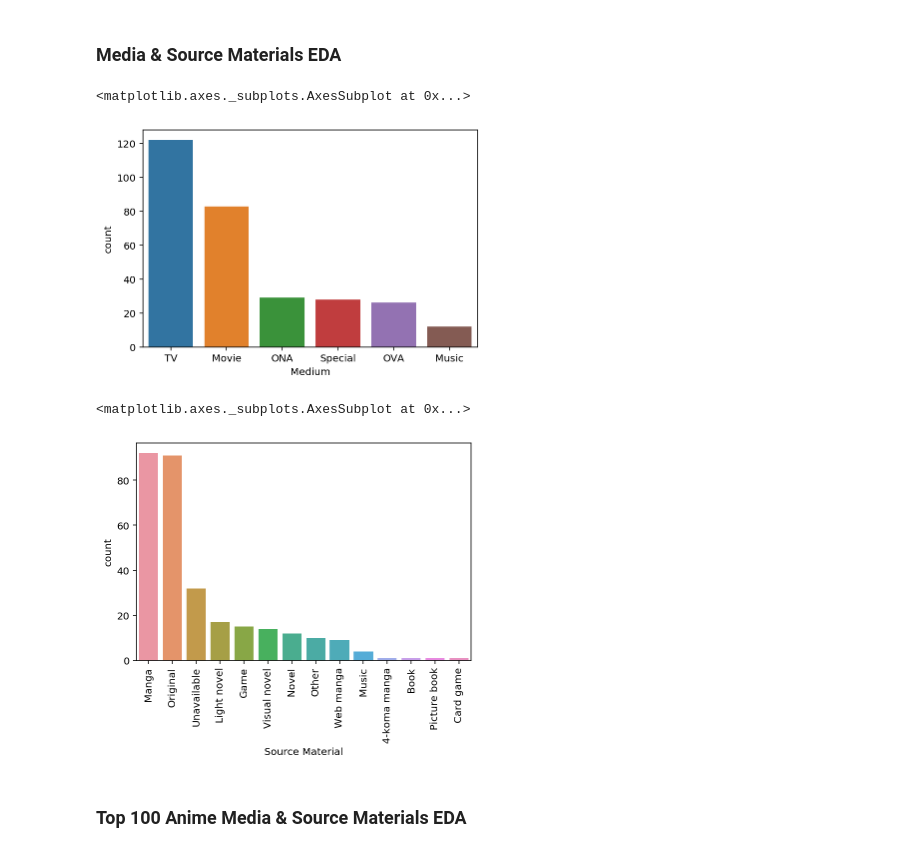
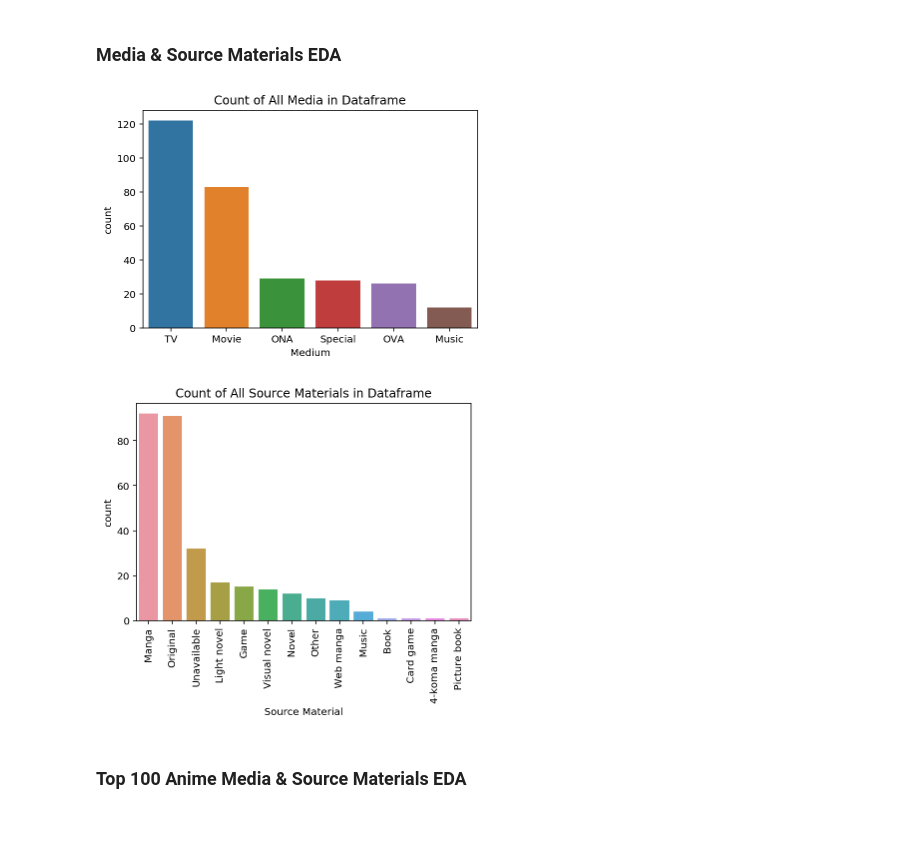
Before and after one commit to josephheadley3/Data-Science-Personal-Projects, a Jupyter notebook: Anime_Ranking_Project/Data_Analysis_Files/Analysis Notebooks/Anime DS Project Preliminary EDA.ipynb, the cells around one changed output. Drawn from its saved outputs; the diff is of its cells as text; code cells hidden in the pictures; blank space fills up the shorter version.

```diff
--- a/Anime_Ranking_Project/Data_Analysis_Files/Analysis Notebooks/Anime DS Project Preliminary EDA.ipynb
+++ b/Anime_Ranking_Project/Data_Analysis_Files/Analysis Notebooks/Anime DS Project Preliminary EDA.ipynb
@@ -425,16 +425,18 @@ sns.countplot(bottomgenres, order=bottomgenres.value_counts().index)
 # %% [markdown]
 ### Media & Source Materials EDA
 # %%
+plt.title("Count of All Media in Dataframe")
 sns.countplot(x = 'Medium', data = df, order = df['Medium'].value_counts().index)
+plt.savefig('../../Data_Visualizations/anime_media.png', dpi=300, bbox_inches='tight')
 # %% [output]
-<matplotlib.axes._subplots.AxesSubplot at 0x...>
-[figure, old version]
+[figure, new version]
 # %%
+plt.title("Count of All Source Materials in Dataframe")
 plt.xticks(rotation = 90)
 sns.countplot(x = 'Source Material', data = df, order = df['Source Material'].value_counts().index)
+plt.savefig('../../Data_Visualizations/anime_sources.png', dpi=300, bbox_inches='tight')
 # %% [output]
-<matplotlib.axes._subplots.AxesSubplot at 0x...>
-[figure, old version]
+[figure, new version]
 # %% [markdown]
 ### Top 100 Anime Media & Source Materials EDA
 # %%
```
Also changed, not shown: parts of 11 cells of this notebook, 3 other files.
